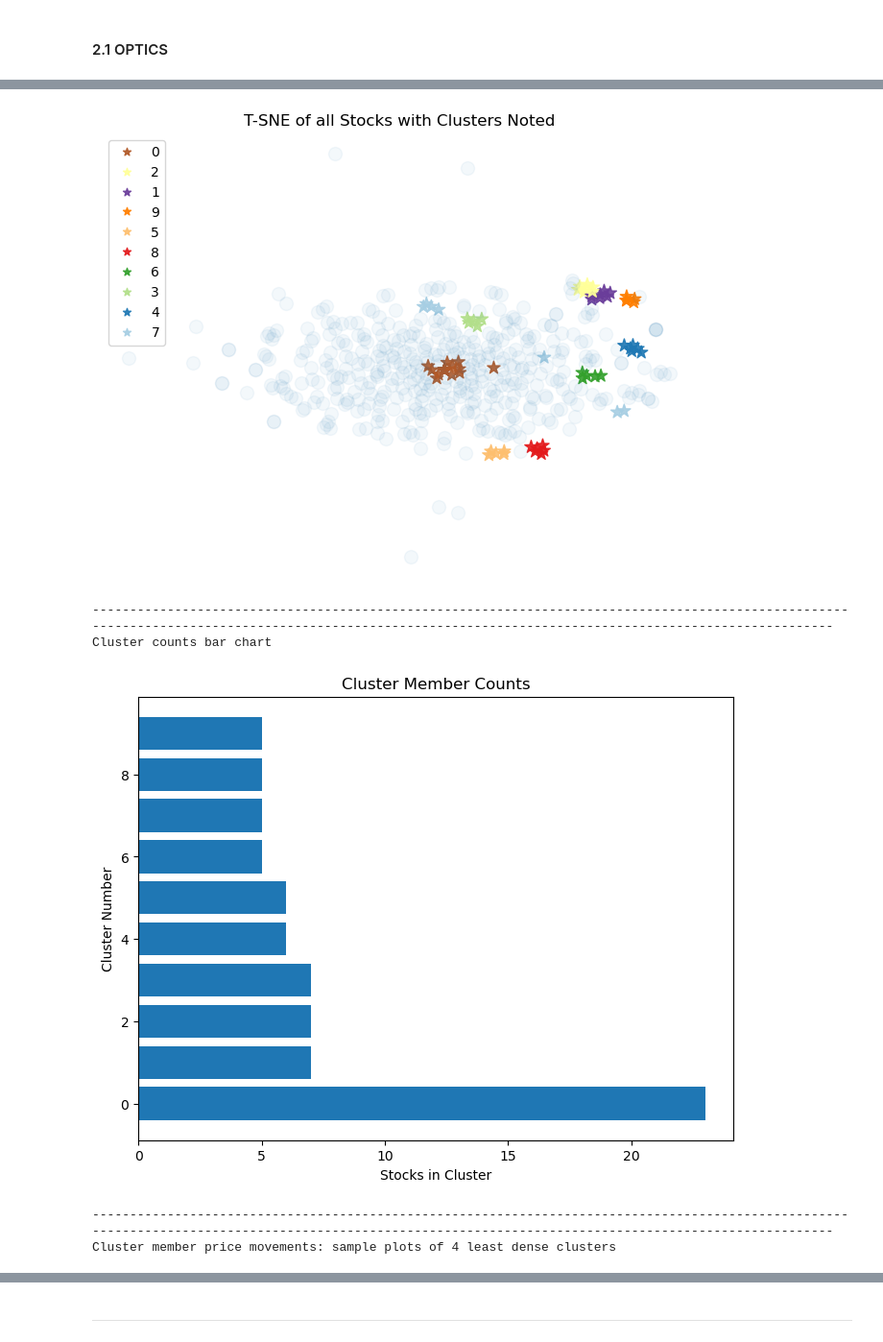
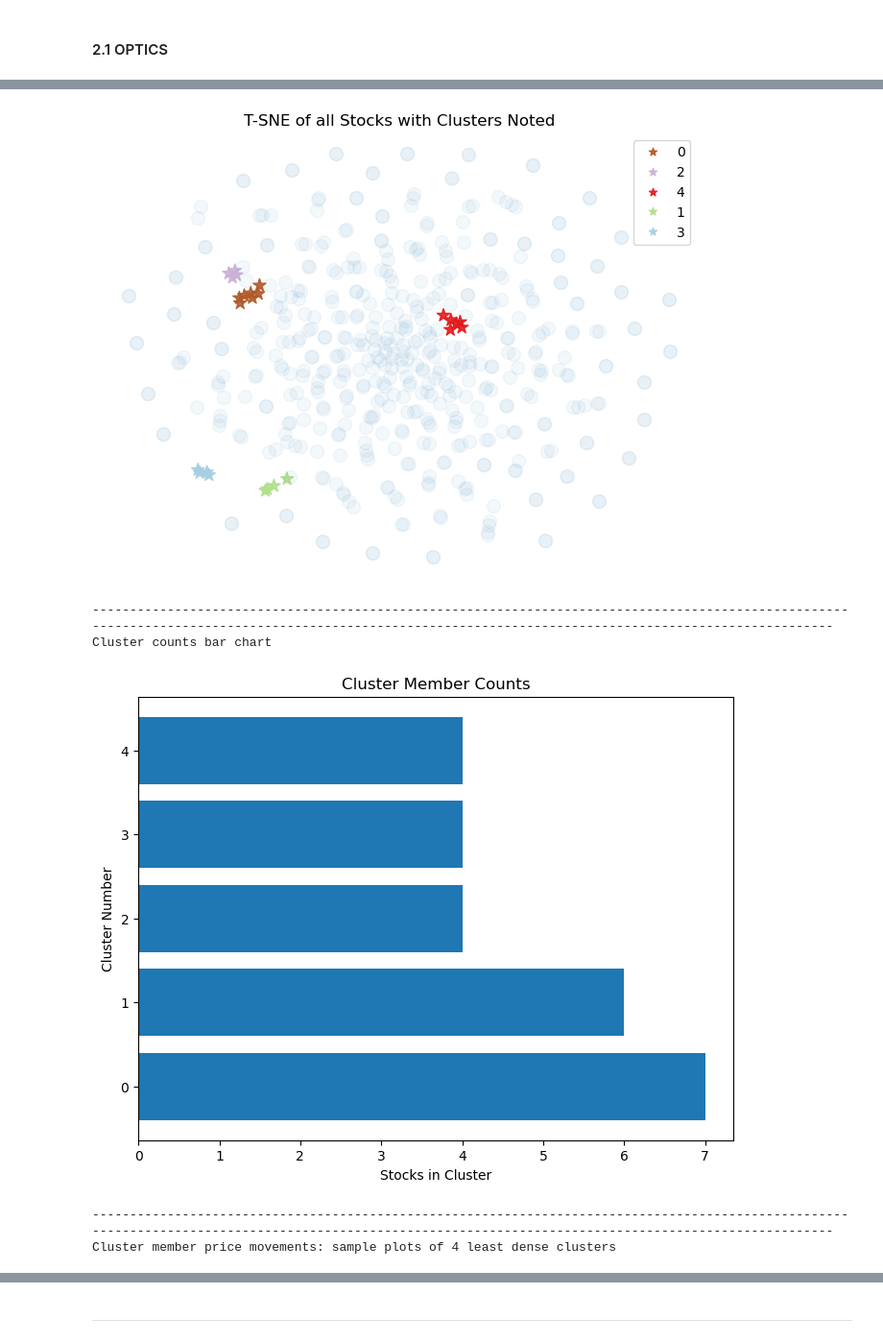
Before and after one commit to kuntojirohan/pairs-trading, a Jupyter notebook: experiments/EDA_stock_profile_data.ipynb, the cells around one changed output, grey strips where cells are left out. Shown at 96% size. Saved outputs shown, nothing was run; the diff lists cells and outputs as text; code cells hidden in the pictures.

```diff
--- a/experiments/EDA_stock_profile_data.ipynb
+++ b/experiments/EDA_stock_profile_data.ipynb
@@ -162,7 +162,7 @@ print(f'Total count of unique words (unigrams) found in our corpus of business d
 Total count of unique words (unigrams) found in our corpus of business descriptions across all stocks:       2927
 # %%
 # Tf-Idf (tuning the Tf-Idf hyperparams min_df, max_df & ngram_range)
-tfidf = feature_extraction.text.TfidfVectorizer(stop_words='english', max_features=10000, min_df=2, max_df=0.4,
+tfidf = feature_extraction.text.TfidfVectorizer(stop_words='english', max_features=10000, min_df=1, max_df=0.1,
                                               strip_accents='unicode', ngram_range=(2,4))
 tfidf_sparse = tfidf.fit_transform(filtered_stock_profiles['bd_clean'])
 tfidf_sparse
@@ -216,7 +216,7 @@ LSA tries to extract these latent dimensions using a Machine Learning algorithm
 Note: Document here refers to individual stocks as represented by their textual business descriptions.
 # %%
 # define a desired n_components (themes/topics) for a Truncated SVD model
-lsa_obj = TruncatedSVD(n_components=100, n_iter=100, random_state=1500)
+lsa_obj = TruncatedSVD(n_components=200, n_iter=100, random_state=1500)
 
 # define tfidf sparse matrix as a DF
 tfidf_sparse_df = pd.DataFrame(data=tfidf_sparse.toarray(), index=filtered_stock_profiles.ticker, columns=tfidf.get_feature_names_out())
@@ -394,7 +394,7 @@ def optics_plots(data, max_eps: float=np.inf, min_samples: int=5):
     print('Cluster member price movements: sample plots of 4 least dense clusters\n')
     plot_cluster_members(labels_df)
 
-optics_plots(final_dense_df, min_samples=5)
+optics_plots(final_dense_df, min_samples=4)
 # %% [output]
 Running the OPTICS model
 ----------------------------------------------------------------------------------------------------
@@ -414,8 +414,8 @@ The Calinski Harabasz Score for our OPTICS model fit on preprocessed ratios data
 --------------------------------------------------------------------------------------------------------------------------------------------------------------------------------------------------------
 TSNE plot for the model
-[figure, old version]
+[figure, new version]
 --------------------------------------------------------------------------------------------------------------------------------------------------------------------------------------------------------
 Cluster counts bar chart
-[figure, old version]
+[figure, new version]
 --------------------------------------------------------------------------------------------------------------------------------------------------------------------------------------------------------
 Cluster member price movements: sample plots of 4 least dense clusters
```
Also changed, not shown: parts of 8 cells of this notebook.
